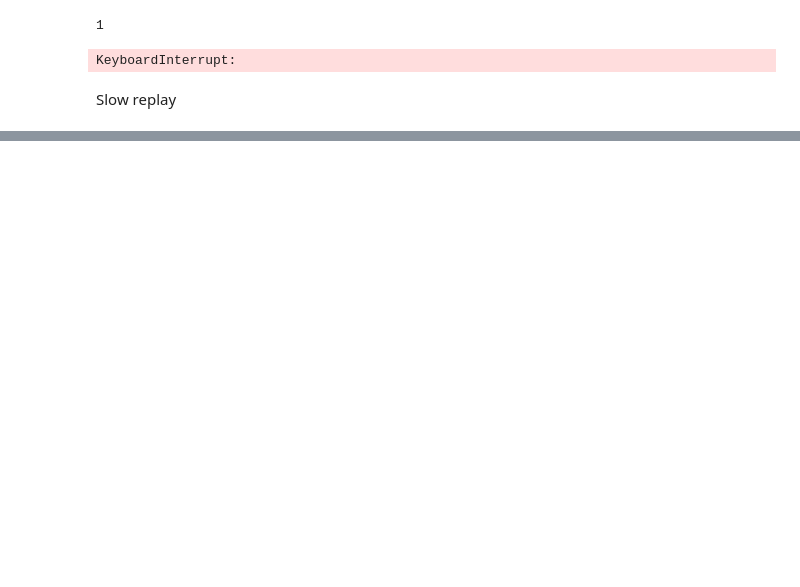
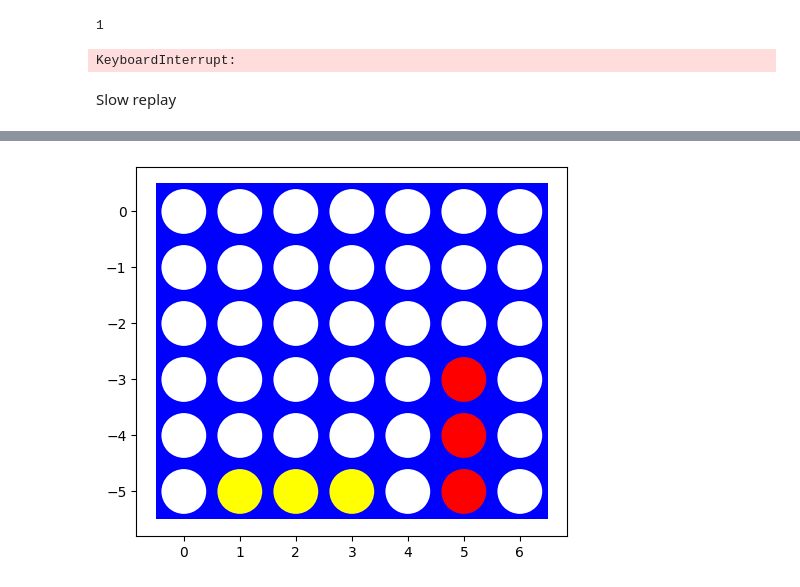
Before and after one commit to mhahsler/CS7320-AI-Connect4_Environment, a Jupyter notebook: competition.ipynb, the cells around one changed output, grey strips where cells are left out. Drawn from its saved outputs; the diff is of its cells as text; code cells hidden in the pictures; blank space fills up the shorter version.

```diff
--- a/competition.ipynb
+++ b/competition.ipynb
@@ -90,0 +215,4 @@ replay(runs[0][2])
+# %%
+replay(runs[5][2])
+# %% [output]
+[figure, added]
```
Also changed, not shown: parts of 8 cells of this notebook, 3 other files.
